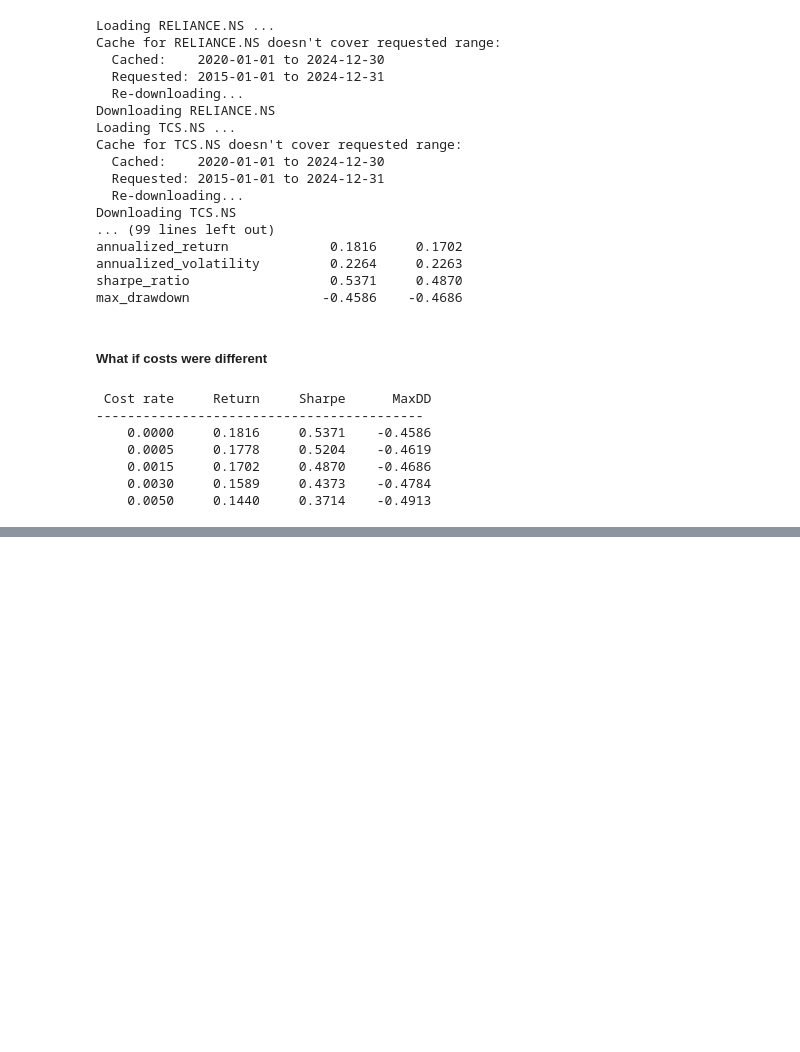
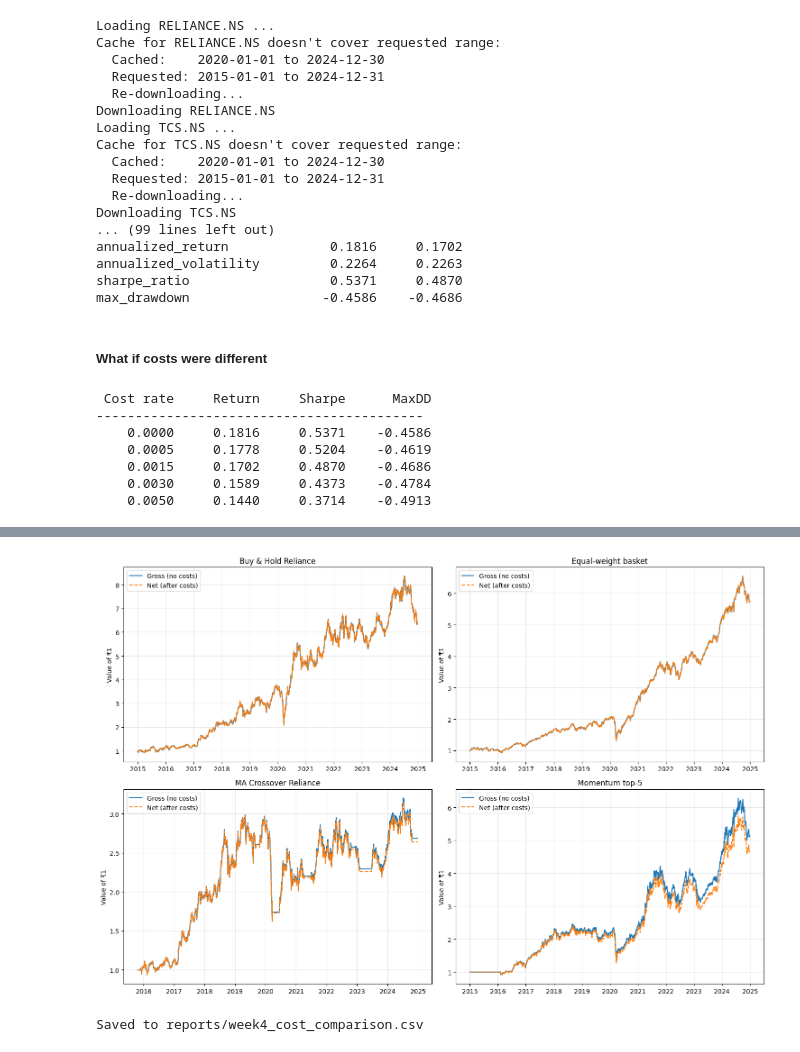
Before and after one commit to saralsachan/Quant-BackTester, a Jupyter notebook: notebooks/costs.ipynb, the cells around one changed output, grey strips where cells are left out. Drawn from its saved outputs; the diff is of its cells as text; code cells hidden in the pictures; blank space fills up the shorter version.

Commit message:
Applying cost to every strategy

```diff
--- a/notebooks/costs.ipynb
+++ b/notebooks/costs.ipynb
@@ -161,0 +243,8 @@ for cost_rate in [0.0000, 0.0005, 0.0015, 0.0030, 0.0050]:
+# %%
+#applying costs
+bh_net_returns = apply_costs_to_returns(bh_gross_returns, bh_positions)
+ma_net_returns = apply_costs_to_returns(ma_gross_returns, ma_positions)
+ew_net_returns = apply_costs_to_returns(ew_gross_returns, ew_positions)
+mom_net_returns = apply_costs_to_returns(mom_gross_returns, mom_positions)
+
+print("Net (after-cost) returns computed.")
@@ -161,0 +291,33 @@ for cost_rate in [0.0000, 0.0005, 0.0015, 0.0030, 0.0050]:
+# %%
+def equity_curve(returns):
+    return (1 + returns.dropna()).cumprod()
+
+fig, axes = plt.subplots(2, 2, figsize=(15, 10))
+
+panel_data = [
+    ("Buy & Hold Reliance", bh_gross_returns, bh_net_returns),
+    ("Equal-weight basket", ew_gross_returns, ew_net_returns),
+    ("MA Crossover Reliance", ma_gross_returns, ma_net_returns),
+    ("Momentum top-5", mom_gross_returns, mom_net_returns),
+]
+
+for ax, (name, gross, net) in zip(axes.flat, panel_data):
+    gross_eq = equity_curve(gross)
+    net_eq = equity_curve(net)
+
+    ax.plot(gross_eq.index, gross_eq.values, label="Gross (no costs)", linewidth=1.5)
+    ax.plot(net_eq.index, net_eq.values, label="Net (after costs)", linewidth=1.5, linestyle="--")
+    ax.set_title(name)
+    ax.set_ylabel("Value of ₹1")
+    ax.legend()
+    ax.grid(True, alpha=0.3)
+
+plt.tight_layout()
+plt.show()
+# %% [output]
+[figure, added]
+# %%
+comparison.to_csv("../reports/week4_cost_comparison.csv")
+print("Saved to reports/week4_cost_comparison.csv")
+# %% [output]
+Saved to reports/week4_cost_comparison.csv
```
Also changed, not shown: parts of 5 cells of this notebook, 3 other files.
